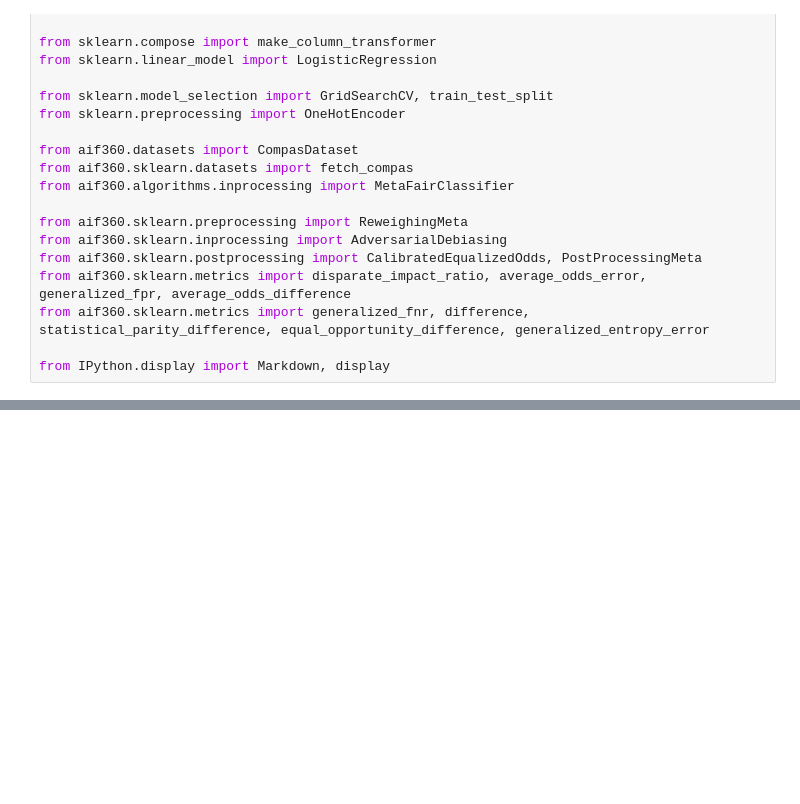
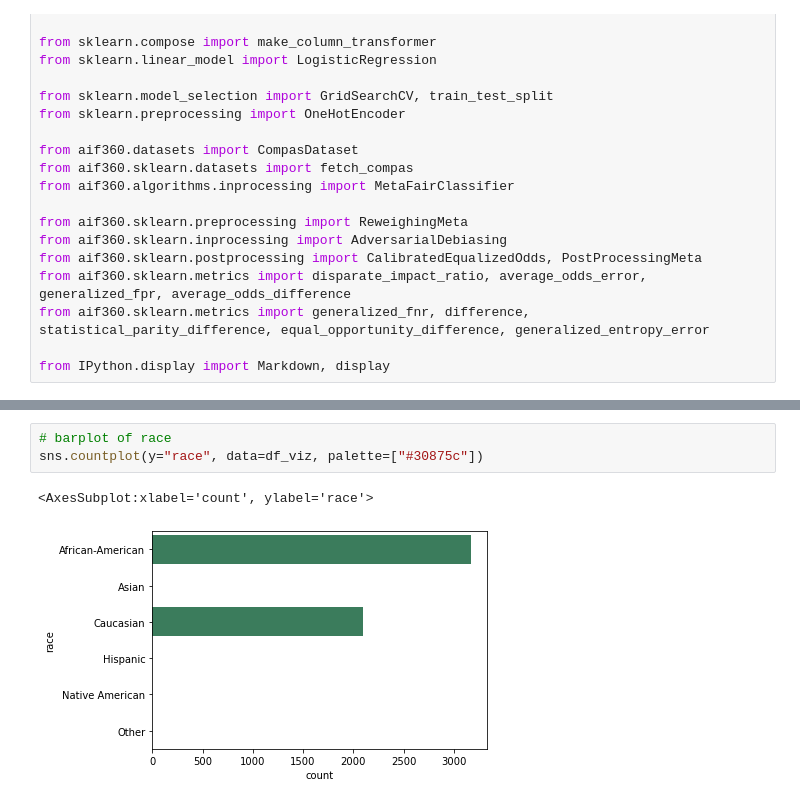
Before and after one commit to enesmith/womenatthetable, a Jupyter notebook: COMPAS Race Analysis.ipynb, the cells around one changed output, grey strips where cells are left out. Cells and saved outputs as stored; diff of their text form; blank space fills up the shorter version.

```diff
--- a/COMPAS Race Analysis.ipynb
+++ b/COMPAS Race Analysis.ipynb
@@ -240,0 +244,6 @@ MultiIndex([(   0, 0, 0),
+# %%
+# barplot of race
+sns.countplot(y="race", data=df_viz, palette=["#30875c"])
+# %% [output]
+<AxesSubplot:xlabel='count', ylabel='race'>
+[figure, added]
```
Also changed, not shown: parts of 10 cells of this notebook.
